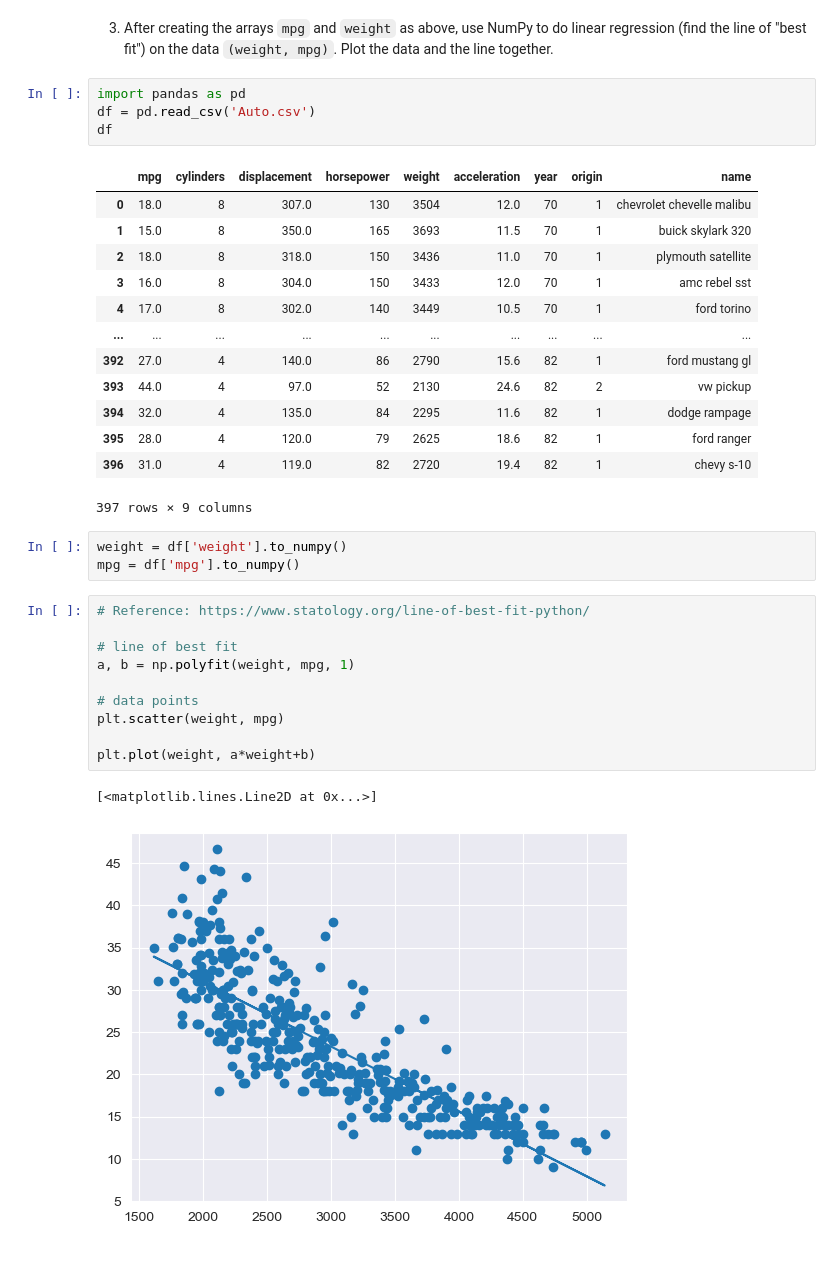
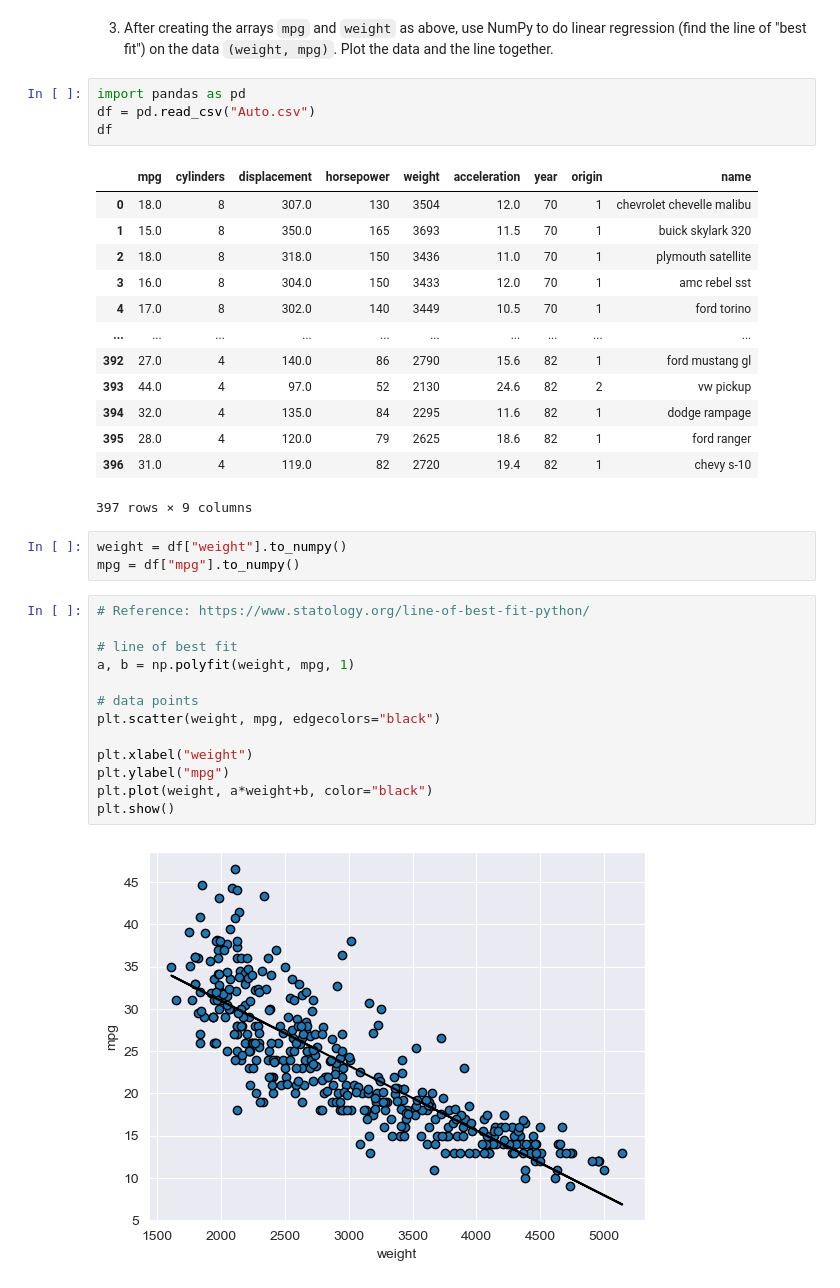
Before and after one commit to Romerico234/Machine-Learning, a Jupyter notebook: homework/assignment1/Assignment1.ipynb, the cells around one changed output. Saved outputs shown, nothing was run; the diff lists cells and outputs as text; blank space fills up the shorter version.

```diff
--- a/homework/assignment1/Assignment1.ipynb
+++ b/homework/assignment1/Assignment1.ipynb
@@ -105,7 +145,7 @@ The automobile for index `i` has weight `weight[i]` (in lbs.) and gets `mpg[i]`
 3. After creating the arrays `mpg` and `weight` as above, use NumPy to do linear regression (find the line of "best fit") on the data `(weight, mpg)`. Plot the data and the line together.
 # %%
 import pandas as pd
-df = pd.read_csv('Auto.csv')
+df = pd.read_csv("Auto.csv")
 df
 # %% [output]
 |  | mpg | cylinders | displacement | horsepower | weight | acceleration | year | origin | name |
@@ -122,18 +162,20 @@ df
 | 396 | 31.0 | 4 | 119.0 | 82 | 2720 | 19.4 | 82 | 1 | chevy s-10 |
 397 rows × 9 columns
 # %%
-weight = df['weight'].to_numpy()
-mpg = df['mpg'].to_numpy()
+weight = df["weight"].to_numpy()
+mpg = df["mpg"].to_numpy()
 # %%
 # Reference: https://www.statology.org/line-of-best-fit-python/
 
 # line of best fit
 a, b = np.polyfit(weight, mpg, 1)
 
 # data points
-plt.scatter(weight, mpg)
+plt.scatter(weight, mpg, edgecolors="black")
 
-plt.plot(weight, a*weight+b)
+plt.xlabel("weight")
+plt.ylabel("mpg")
+plt.plot(weight, a*weight+b, color="black")
+plt.show()
 # %% [output]
-[<matplotlib.lines.Line2D at 0x...>]
-[figure, old version]
+[figure, new version]
```
Also changed, not shown: parts of 11 cells of this notebook.
